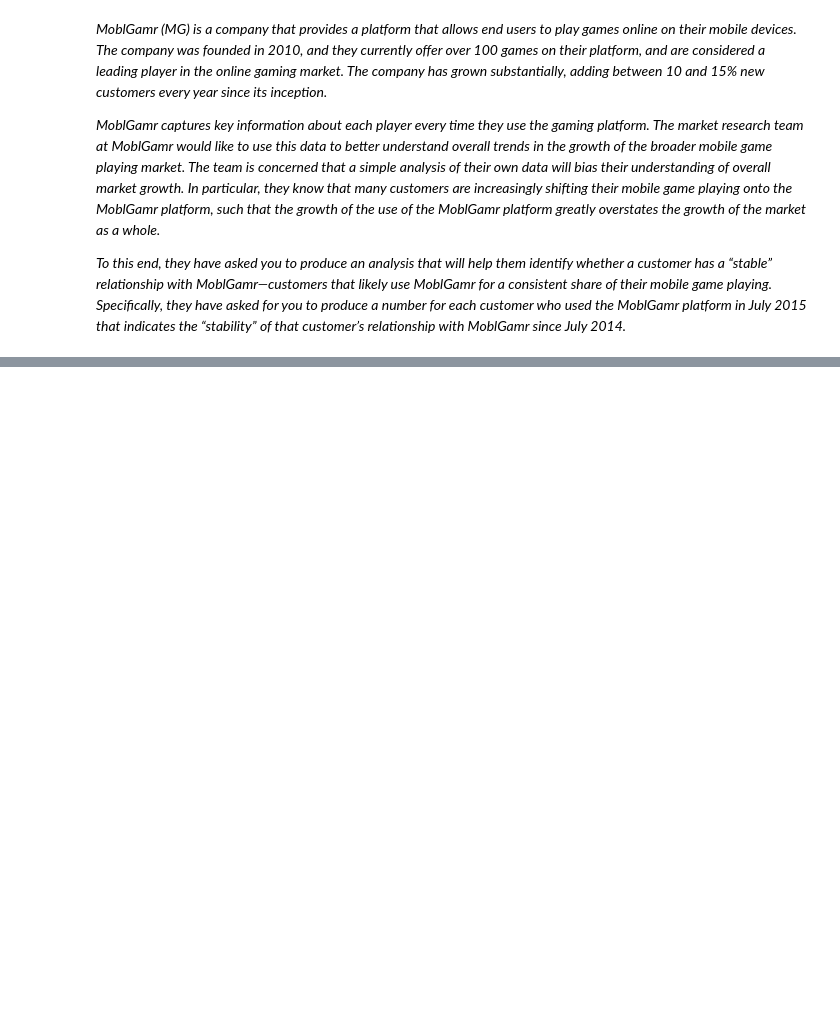
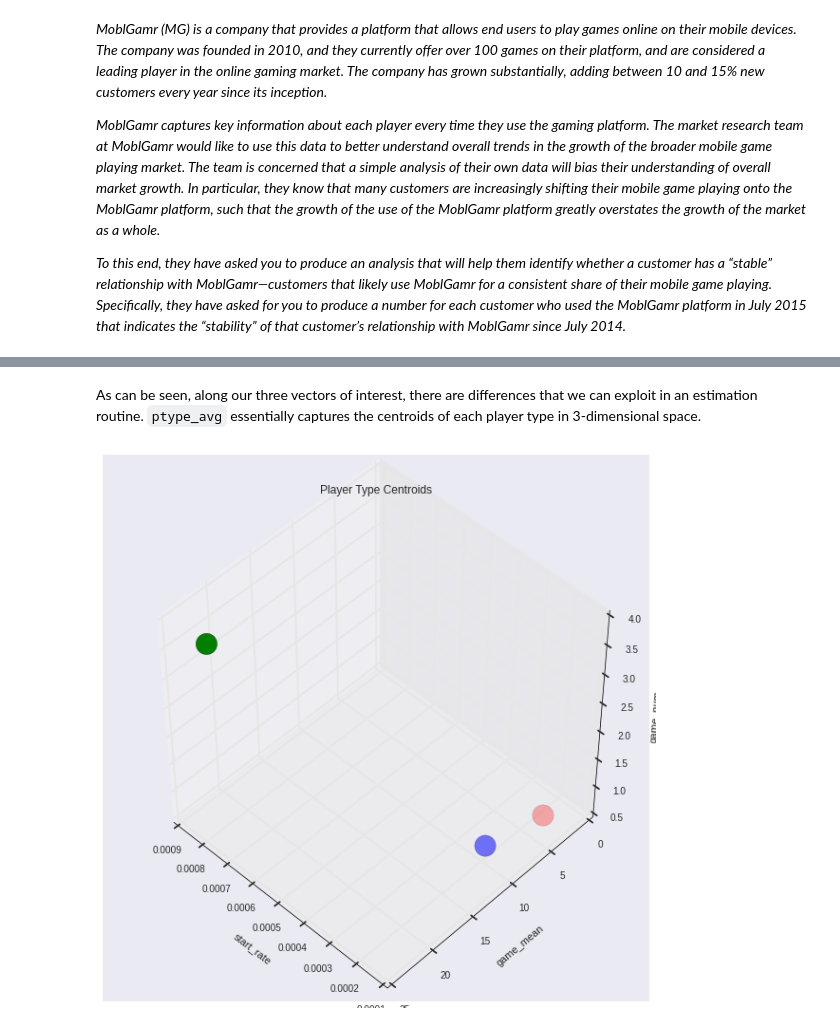
Before and after one commit to choct155/work_scratch, a Jupyter notebook: MoblGamr.ipynb, the cells around one changed output, grey strips where cells are left out. Saved outputs shown, nothing was run; the diff lists cells and outputs as text; code cells hidden in the pictures; blank space fills up the shorter version.

```diff
--- a/MoblGamr.ipynb
+++ b/MoblGamr.ipynb
@@ -32,0 +319,11 @@ A good stability measure should facilitate this classification problem by captur
+# %%
+#Read in known labels
+known_labels=pd.read_csv("/home/choct155/projects/moblgamr_ptypes.csv",index_col=['id'])
+
+#Join labels to data
+data_summ['ptype']=known_labels.ix[data_summ.index]
+
+#Capture averages by type
+ptype_avg=data_summ.groupby('ptype').mean()[['start_rate','game_mean','game_num']]
+
+ptype_avg
@@ -32,0 +336,22 @@ A good stability measure should facilitate this classification problem by captur
+# %% [markdown]
+As can be seen, along our three vectors of interest, there are differences that we can exploit in an estimation routine.  `ptype_avg` essentially captures the centroids of each player type in 3-dimensional space.
+# %%
+#Map colors
+ptype_avg['color']=['r','b','g']
+
+#Generate figure
+fig=plt.figure(figsize=(8,8))
+
+#Generate axes
+ax=Axes3D(fig,elev=48,azim=134)
+
+#Plot centroids
+ax.scatter(ptype_avg['start_rate'],ptype_avg['game_mean'],ptype_avg['game_num'],s=500,c=ptype_avg['color'])
+
+#Fix labels
+ax.set_xlabel('start_rate')
+ax.set_ylabel('game_mean')
+ax.set_zlabel('game_num')
+ax.set_title('Player Type Centroids');
+# %% [output]
+[figure, added]
```
Also changed, not shown: parts of 36 cells of this notebook, 3 other files.
